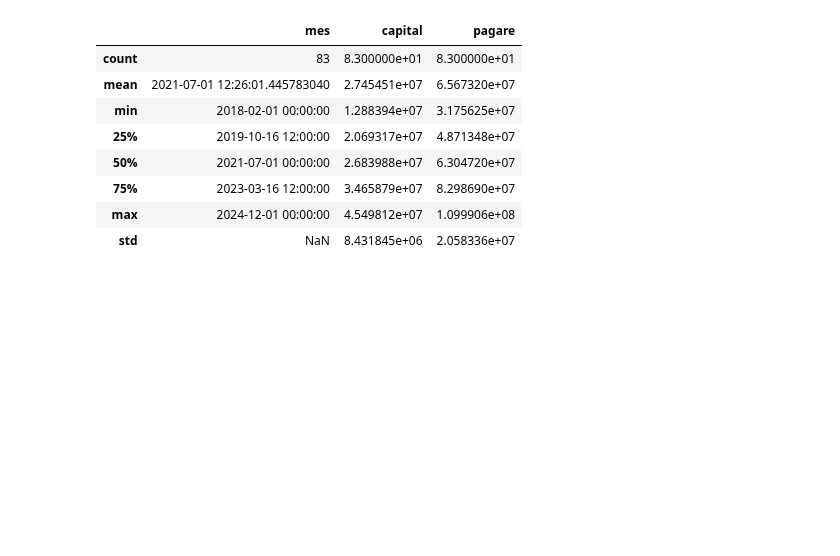
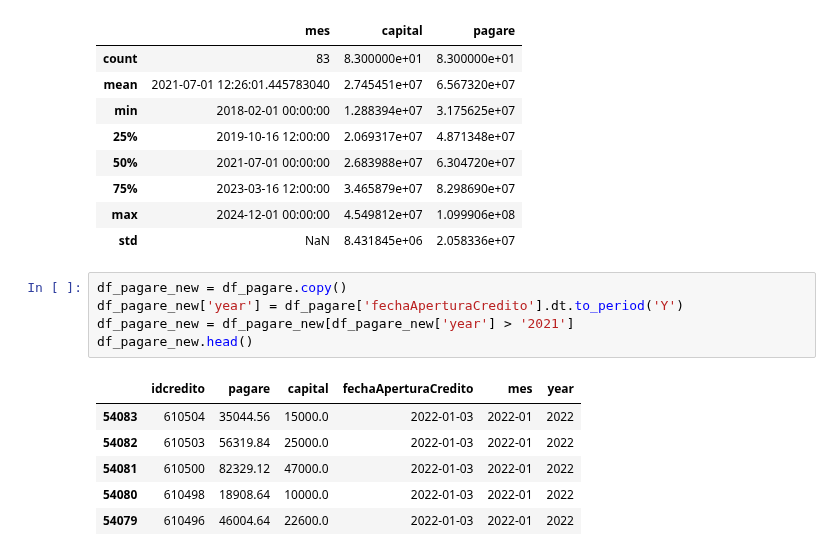
Before and after one commit to allfunso/Qubitos-Datathon, a Jupyter notebook: Experimentos_ARMI.ipynb, the cells around one changed output. Saved outputs shown, nothing was run; the diff lists cells and outputs as text; blank space fills up the shorter version.

```diff
--- a/Experimentos_ARMI.ipynb
+++ b/Experimentos_ARMI.ipynb
@@ -256,3 +256,15 @@ df_mensual.describe()
 | 75% | 2023-03-16 12:00:00 | 3.465879e+07 | 8.298690e+07 |
 | max | 2024-12-01 00:00:00 | 4.549812e+07 | 1.099906e+08 |
 | std | NaN | 8.431845e+06 | 2.058336e+07 |
+# %%
+df_pagare_new = df_pagare.copy()
+df_pagare_new['year'] = df_pagare['fechaAperturaCredito'].dt.to_period('Y')
+df_pagare_new = df_pagare_new[df_pagare_new['year'] > '2021']
+df_pagare_new.head()
+# %% [output]
+|  | idcredito | pagare | capital | fechaAperturaCredito | mes | year |
+| 54083 | 610504 | 35044.56 | 15000.0 | 2022-01-03 | 2022-01 | 2022 |
+| 54082 | 610503 | 56319.84 | 25000.0 | 2022-01-03 | 2022-01 | 2022 |
+| 54081 | 610500 | 82329.12 | 47000.0 | 2022-01-03 | 2022-01 | 2022 |
+| 54080 | 610498 | 18908.64 | 10000.0 | 2022-01-03 | 2022-01 | 2022 |
+| 54079 | 610496 | 46004.64 | 22600.0 | 2022-01-03 | 2022-01 | 2022 |
```
